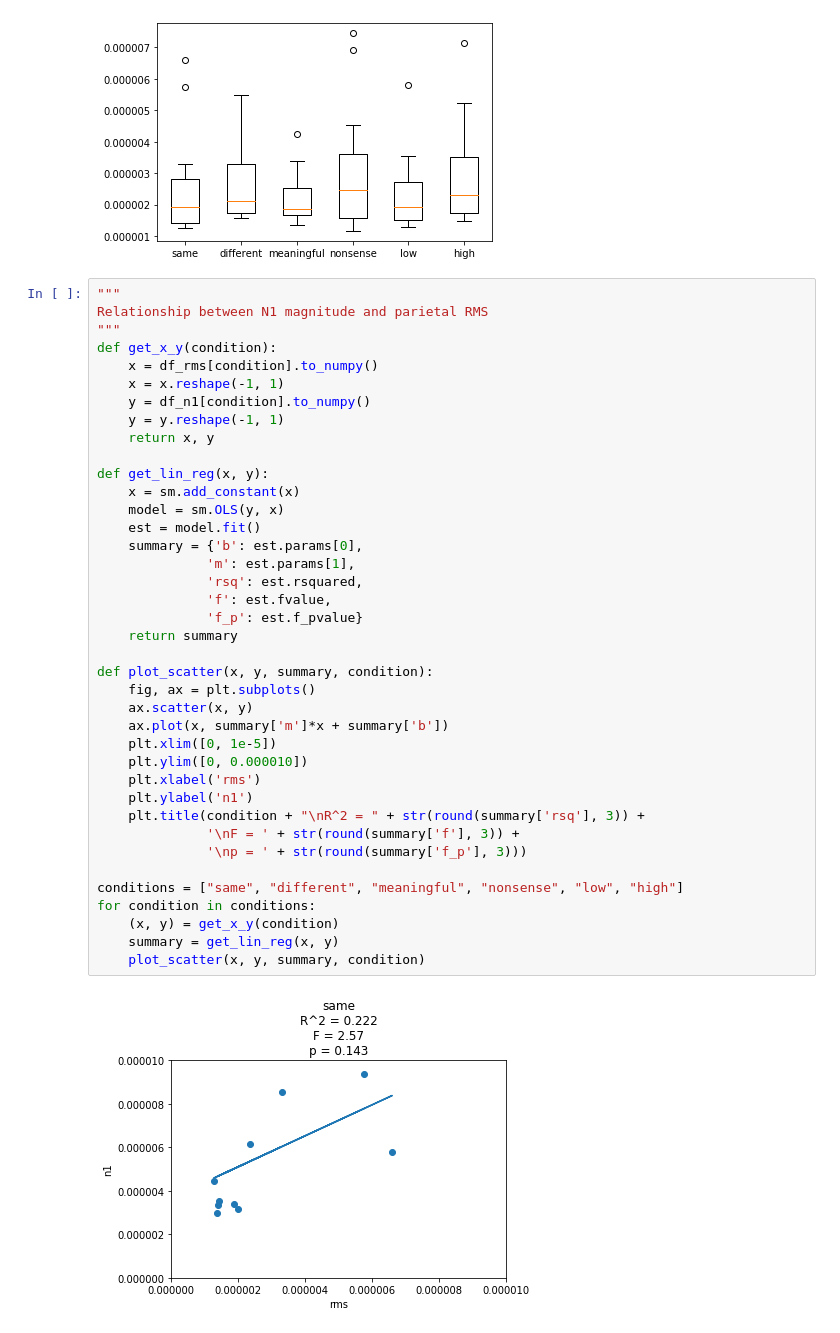
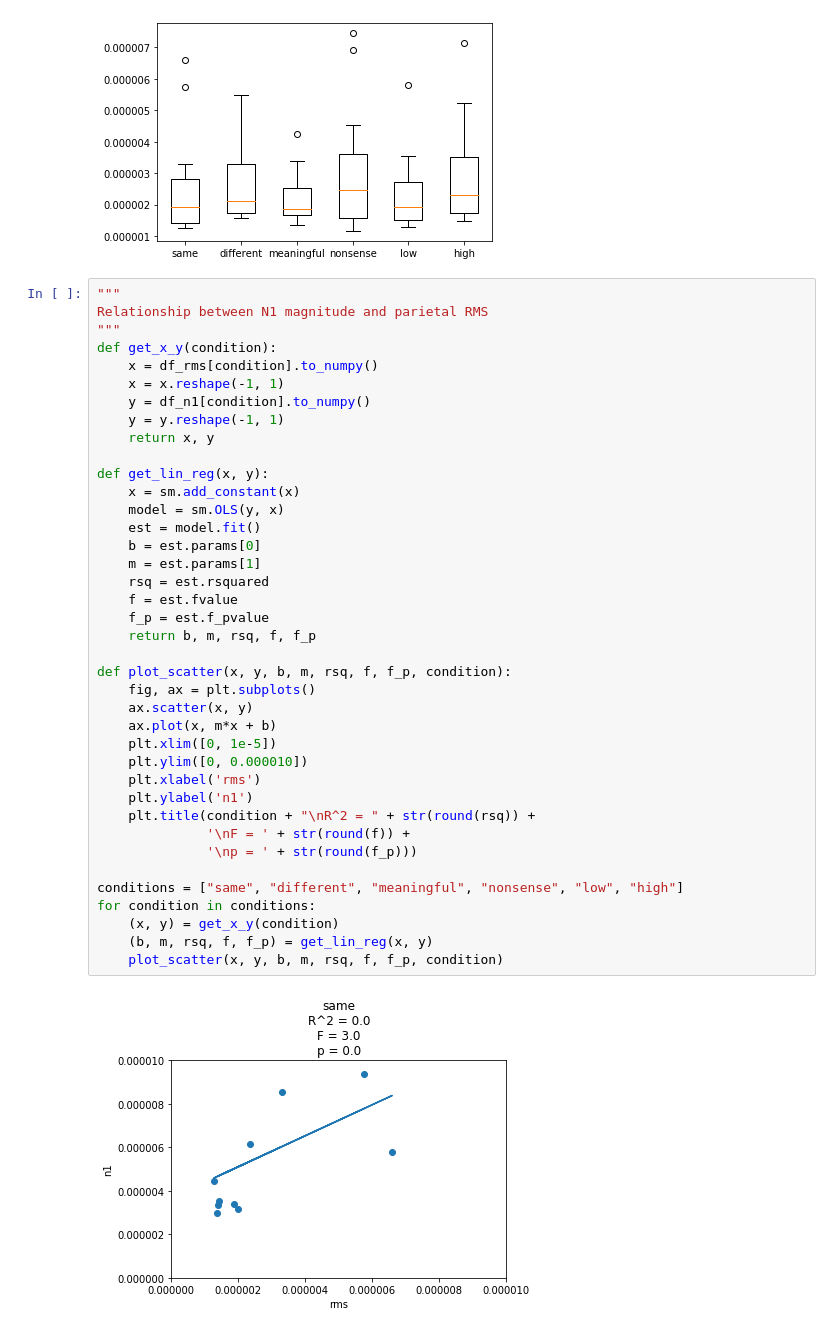
Before and after one commit to letitiayhho/talker_change_data_processing, a Jupyter notebook: 9_N1_RMS/src/n1.ipynb, the cells around one changed output. Cells and saved outputs as stored; diff of their text form.

```diff
--- a/9_N1_RMS/src/n1.ipynb
+++ b/9_N1_RMS/src/n1.ipynb
@@ -204,41 +204,41 @@ F_onewayResult(statistic=0.48706367674079115, pvalue=0.7845883889849464)
 # %%
 """
 Relationship between N1 magnitude and parietal RMS
 """
 def get_x_y(condition):
     x = df_rms[condition].to_numpy()
     x = x.reshape(-1, 1)
     y = df_n1[condition].to_numpy()
     y = y.reshape(-1, 1)
     return x, y
 
 def get_lin_reg(x, y):
     x = sm.add_constant(x)
     model = sm.OLS(y, x)
     est = model.fit()
-    summary = {'b': est.params[0],
-              'm': est.params[1],
-              'rsq': est.rsquared,
-              'f': est.fvalue,
-              'f_p': est.f_pvalue}
-    return summary
+    b = est.params[0]
+    m = est.params[1]
+    rsq = est.rsquared
+    f = est.fvalue
+    f_p = est.f_pvalue
+    return b, m, rsq, f, f_p
 
-def plot_scatter(x, y, summary, condition):
+def plot_scatter(x, y, b, m, rsq, f, f_p, condition):
     fig, ax = plt.subplots()
     ax.scatter(x, y)
-    ax.plot(x, summary['m']*x + summary['b'])
+    ax.plot(x, m*x + b)
     plt.xlim([0, 1e-5])
     plt.ylim([0, 0.000010])
     plt.xlabel('rms')
     plt.ylabel('n1')
-    plt.title(condition + "\nR^2 = " + str(round(summary['rsq'], 3)) +
-              '\nF = ' + str(round(summary['f'], 3)) +
-              '\np = ' + str(round(summary['f_p'], 3)))
+    plt.title(condition + "\nR^2 = " + str(round(rsq)) +
+              '\nF = ' + str(round(f)) +
+              '\np = ' + str(round(f_p)))
 
 conditions = ["same", "different", "meaningful", "nonsense", "low", "high"]
 for condition in conditions:
     (x, y) = get_x_y(condition)
-    summary = get_lin_reg(x, y)
-    plot_scatter(x, y, summary, condition)
+    (b, m, rsq, f, f_p) = get_lin_reg(x, y)
+    plot_scatter(x, y, b, m, rsq, f, f_p, condition)
 # %% [output]
-[figure, old version]
+[figure, new version]
```
Also changed, not shown: parts of 5 cells of this notebook.
